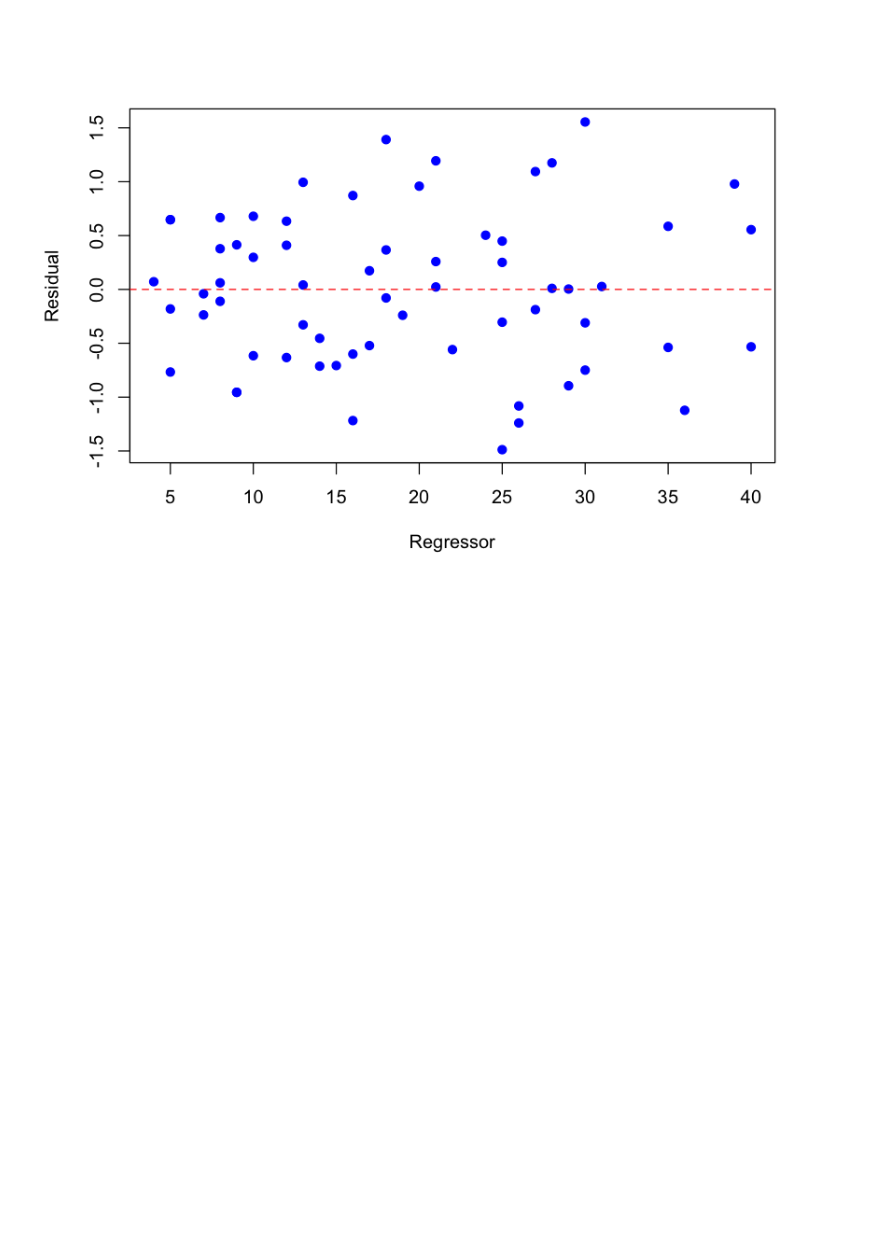
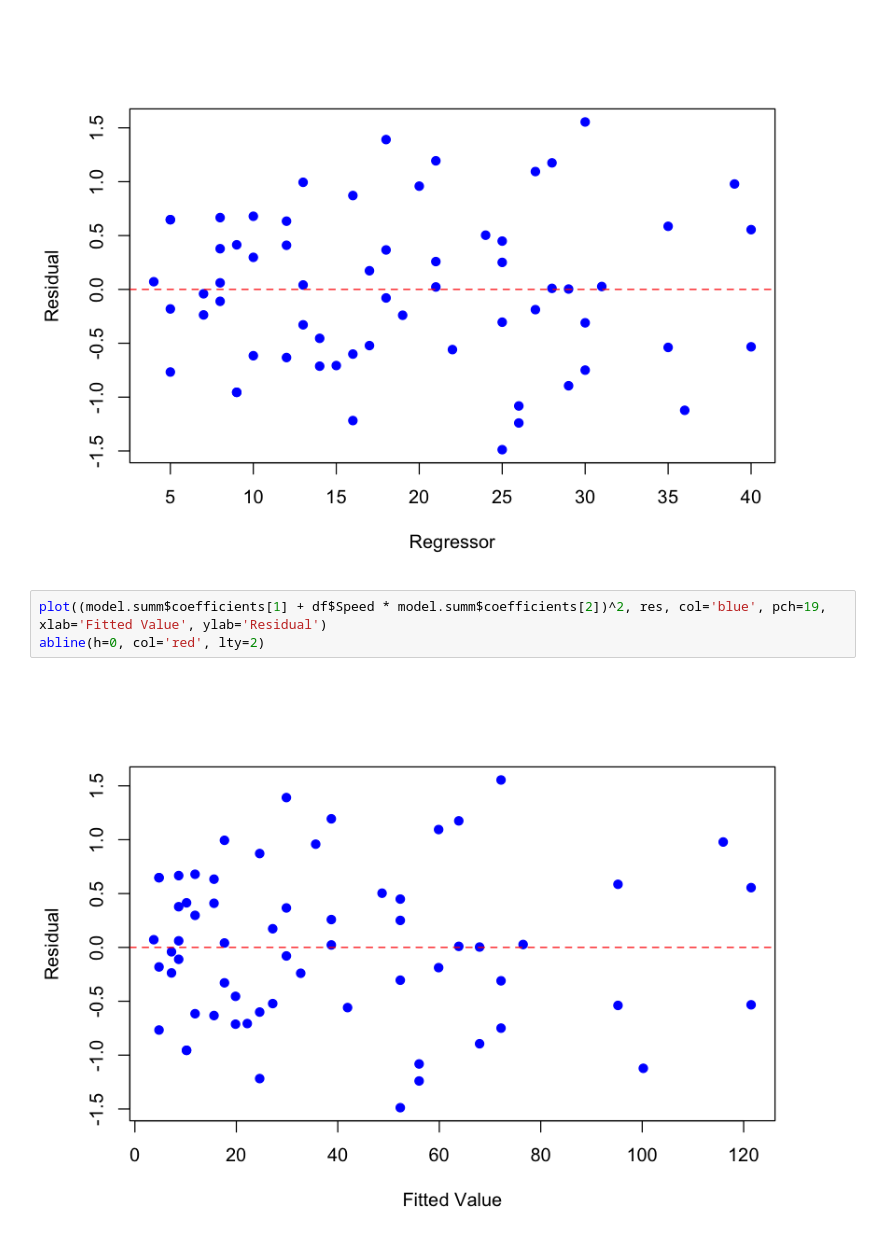
Before and after one commit to trankhanhtk/Statistics-with-R, a Jupyter notebook: Tranforming_Data_in_Leanear_Regression_Model.ipynb, the cells around one changed output. Drawn from its saved outputs; the diff is of its cells as text; blank space fills up the shorter version.

```diff
--- a/Tranforming_Data_in_Leanear_Regression_Model.ipynb
+++ b/Tranforming_Data_in_Leanear_Regression_Model.ipynb
@@ -93,3 +109,8 @@ plot(df$Speed, res, col='blue', pch=19, xlab='Regressor', ylab='Residual')
 abline(h=0, col='red', lty=2)
 # %% [output]
 [figure]
+# %%
+plot((model.summ$coefficients[1] + df$Speed * model.summ$coefficients[2])^2, res, col='blue', pch=19, xlab='Fitted Value', ylab='Residual')
+abline(h=0, col='red', lty=2)
+# %% [output]
+[figure, added]
```
Also changed, not shown: parts of 7 cells of this notebook.
